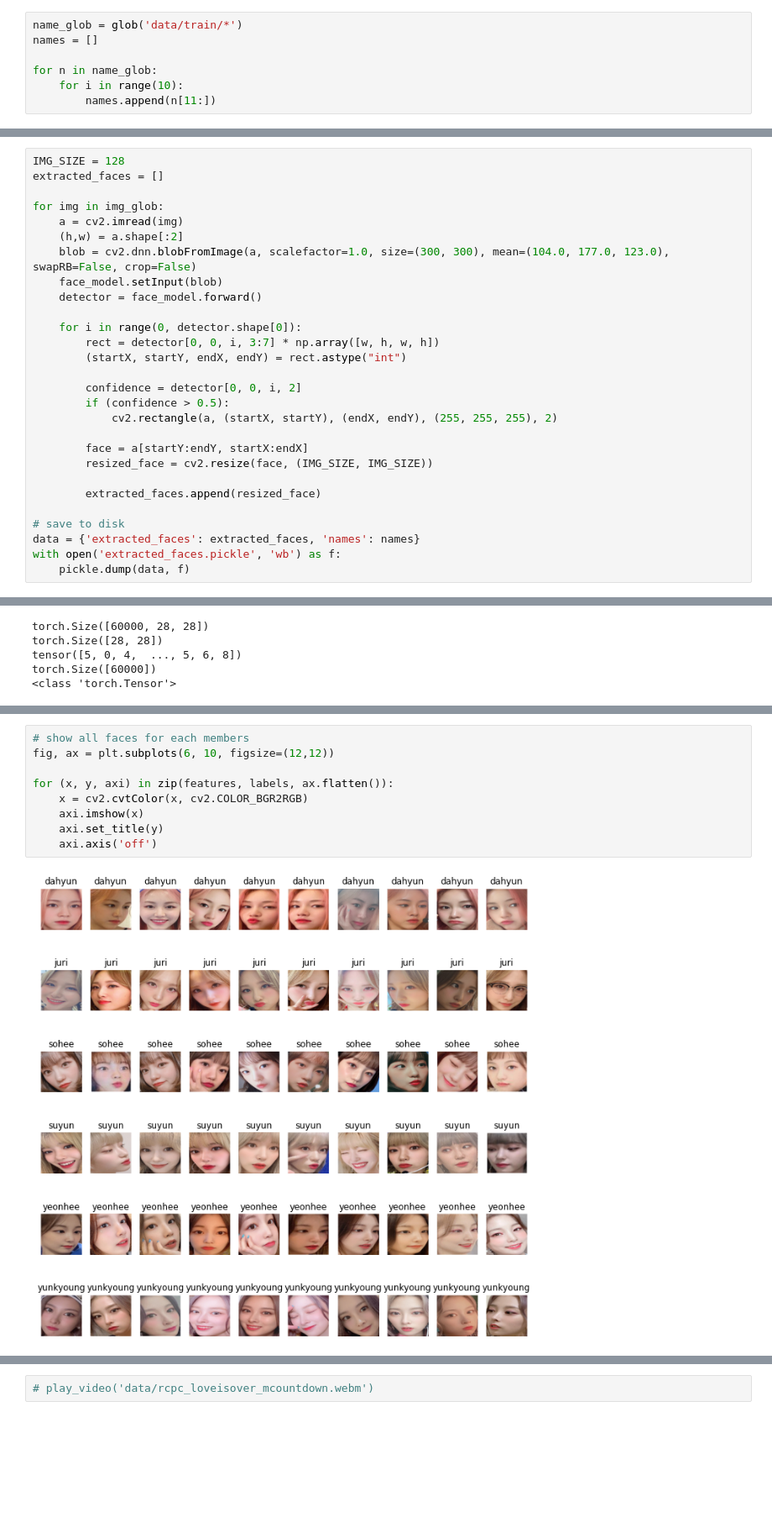
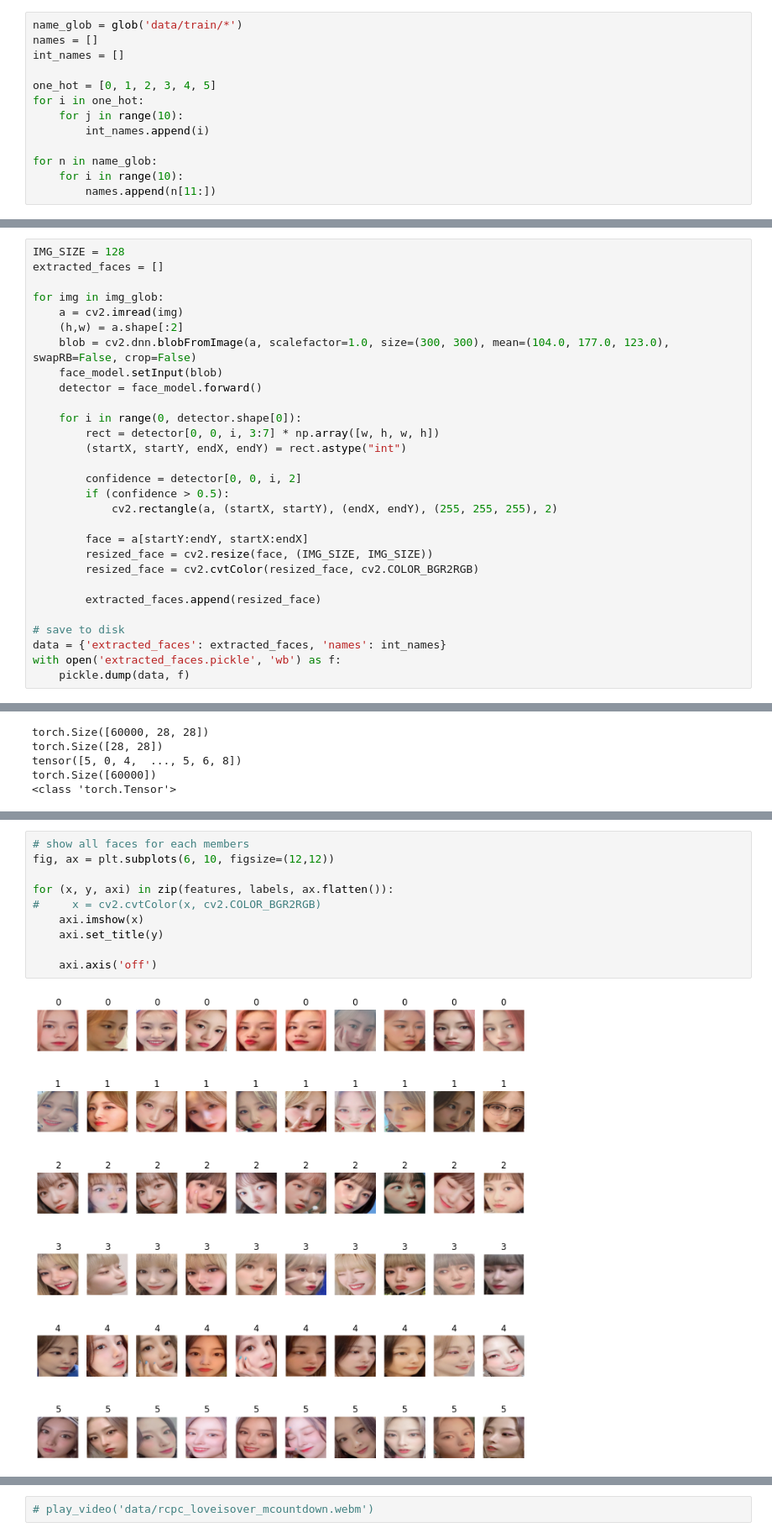
Before and after one commit to archeltaneka/facial-expression-reader, a Jupyter notebook: playground.ipynb, the cells around one changed output, grey strips where cells are left out. Shown: that part at 84% size. Drawn from its saved outputs; the diff is of its cells as text; blank space fills up the shorter version.

Commit message:
fix: altered the BGR to RGB channel from the pickle generation, feat: added TensorDataset and DataLoader for feeding the data to the model

```diff
--- a/playground.ipynb
+++ b/playground.ipynb
@@ -33,6 +33,12 @@ name_glob
 # %%
 name_glob = glob('data/train/*')
 names = []
+int_names = []
+
+one_hot = [0, 1, 2, 3, 4, 5]
+for i in one_hot:
+    for j in range(10):
+        int_names.append(i)
 
 for n in name_glob:
     for i in range(10):
@@ -60,11 +66,12 @@ for img in img_glob:
 
         face = a[startY:endY, startX:endX]
         resized_face = cv2.resize(face, (IMG_SIZE, IMG_SIZE))
+        resized_face = cv2.cvtColor(resized_face, cv2.COLOR_BGR2RGB)
 
         extracted_faces.append(resized_face)
 
 # save to disk
-data = {'extracted_faces': extracted_faces, 'names': names}
+data = {'extracted_faces': extracted_faces, 'names': int_names}
 with open('extracted_faces.pickle', 'wb') as f:
     pickle.dump(data, f)
 # %%
@@ -135,11 +142,12 @@ print(train_labels.shape)
 # %%
 # show all faces for each members
 fig, ax = plt.subplots(6, 10, figsize=(12,12))
 
 for (x, y, axi) in zip(features, labels, ax.flatten()):
-    x = cv2.cvtColor(x, cv2.COLOR_BGR2RGB)
+#     x = cv2.cvtColor(x, cv2.COLOR_BGR2RGB)
     axi.imshow(x)
     axi.set_title(y)
+
     axi.axis('off')
 # %% [output]
-[figure, old version]
+[figure, new version]
```
Also changed, not shown: parts of 4 cells of this notebook, 1 other file.
